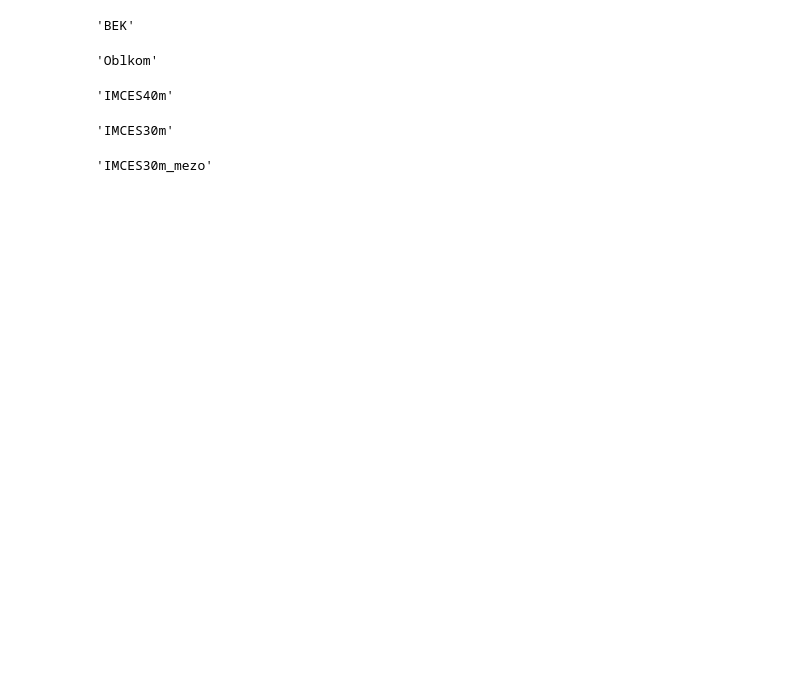
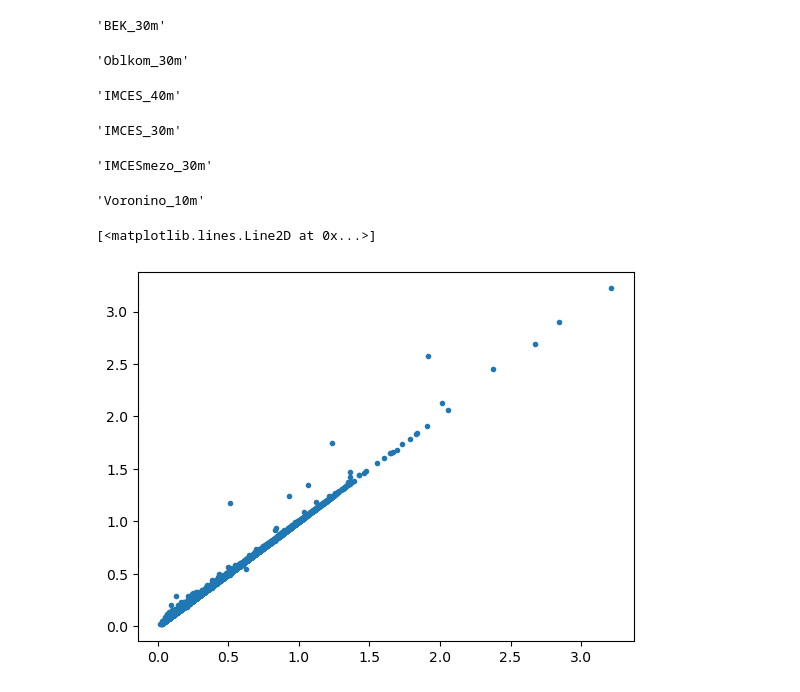
Before and after one commit to mvarentsov/pyUrbanFluxes, a Jupyter notebook: process_raw_data_Tomsk.ipynb, the cells around one changed output. Saved outputs shown, nothing was run; the diff lists cells and outputs as text; code cells hidden in the pictures; blank space fills up the shorter version.

```diff
--- a/process_raw_data_Tomsk.ipynb
+++ b/process_raw_data_Tomsk.ipynb
@@ -19,24 +7,28 @@ from tqdm import tqdm
 # %%
+dataset_name = 'Tomsk_py'
+data_dir = "D:/!Work/IFA/!data/Urban_fluxes_NE/raw/" + dataset_name
+corr_str = ''
 
-data_dir = "D:/!Work/IFA/!data/Urban_fluxes_NE/raw/Tomsk"
 
-sites = ['BEK', 'Oblkom', 'IMCES40m', 'IMCES30m', 'IMCES30m_mezo']
-
-corr_str = 'rot3'
+sites = ['BEK_30m', 'Oblkom_30m', 'IMCES_40m', 'IMCES_30m', 'IMCESmezo_30m', 'Voronino_10m']
 
 df4sites = {}
 
 for site in sites:
     display(site)
     df4site = pd.DataFrame()
-    for file in tqdm (glob.glob(data_dir + '/' + site + '/20*' + corr_str + '/' + 'moment*.csv')):
+    for file in tqdm (glob.glob(data_dir + '/' + site + '/' + 'moment*.csv')):
+    #for file in tqdm (glob.glob(data_dir + '/' + site + '/20*' + corr_str + '/' + 'moment*.csv')):
     #for file in tqdm (glob.glob(data_dir + '/' + site + '/20*/' + 'moment*.csv')):
 
-        cur_df = pd.read_csv (file, sep = ';', parse_dates=['data'], dayfirst=True).set_index('data')
+        cur_df = pd.read_csv (file, sep = ';') #;, parse_dates=['data'], index_col=['data'])
+        cur_df ['data'] = pd.to_datetime(cur_df['data'].apply(lambda s: s.split('+')[0]))
+        cur_df.set_index('data', inplace=True)
+
         cur_df = cur_df.apply(pd.to_numeric, errors='coerce')
 
-        if site == 'IMCES40m':
-            idx = np.where(cur_df.index >= pd.Timestamp(2025,6,17,23,0,0))[0]
+        if site == 'IMCES_40m' and 'new_rot3' in dataset_name:
+            idx = np.where(cur_df.index >= pd.Timestamp(2025,6,17,23,0, 0, tz=0))[0]
             new_index = cur_df.index.values
             new_index[idx] -= pd.Timedelta(hours=9)
 
@@ -48,11 +40,19 @@ for site in sites:
 
             cur_df.index = new_index
 
+        if site == 'IMCES_40m' and 'Tomsk_py' in dataset_name:
+            idx = np.where((cur_df.index >= pd.Timestamp(2025,6,17,23,0,0)) & (cur_df.index <= pd.Timestamp(2025,7,14,5,0,0)))[0]
+            new_index = cur_df.index.values
+            new_index[idx] -= pd.Timedelta(hours=9)
+
+            cur_df.index = new_index
+
+
 
         modal_year = pd.Series(cur_df.index.year).mode()[0]
         if str(modal_year) not in os.path.basename(file):
         #if (pd.Timestamp(2024,2,1) in cur_df.index):
-            print(file, modal_year)
+             print(file, modal_year)
 
         if 'uz' not in cur_df.columns:
             cur_df['uz'] = np.sqrt (cur_df['uw']**2 + cur_df['vw']**2)
@@ -64,8 +64,8 @@ for site in sites:
         continue
 
     #df4site['V_old'] = df4site['V']
-    df4site['V_raw'] = np.sqrt(df4site['Vs']**2 + df4site['Ve']**2)
-    df4site['V'] = np.sqrt(df4site['u']**2 + df4site['v']**2)
+    #df4site['V_raw'] = np.sqrt(df4site['Vs']**2 + df4site['Ve']**2)
+    #df4site['V'] = np.sqrt(df4site['u']**2 + df4site['v']**2)
 
     #df4site['rho'] = df4site['tau'] / (df4site['uz'] ** 2)
     #df4site['Cd'] = (df4site['uz'] / df4site['V']) **2
@@ -77,17 +77,24 @@ for site in sites:
     #df4site = df4site.rename(columns={c: site + '_' + c for c in df4site.columns})
     #df = df.merge(df4site, how = 'outer', right_index = True, left_index = True)
 
+    df4site.index = df4site.index.tz_localize(None)
     time_arr = pd.date_range(pd.Timestamp(df4site.index.date[0]), pd.Timestamp(df4site.index.date[-1]), freq = '20min')
     df4site = df4site.resample('20min').last()
     df4site = df4site.reindex(time_arr)
 
     df4sites[site] = df4site
 # %% [output]
-'BEK'
+'BEK_30m'
-'Oblkom'
+'Oblkom_30m'
-'IMCES40m'
+'IMCES_40m'
-'IMCES30m'
+'IMCES_30m'
-'IMCES30m_mezo'
+'IMCESmezo_30m'
+'Voronino_10m'
+# %%
+plt.plot(np.sqrt(df4site['ww']), df4site['rmsw'], '.')
+# %% [output]
+[<matplotlib.lines.Line2D at 0x...>]
+[figure, added]
 # %%
 df_is_ok = pd.DataFrame()
 
```
Also changed, not shown: parts of 6 cells of this notebook, 14 other files.
